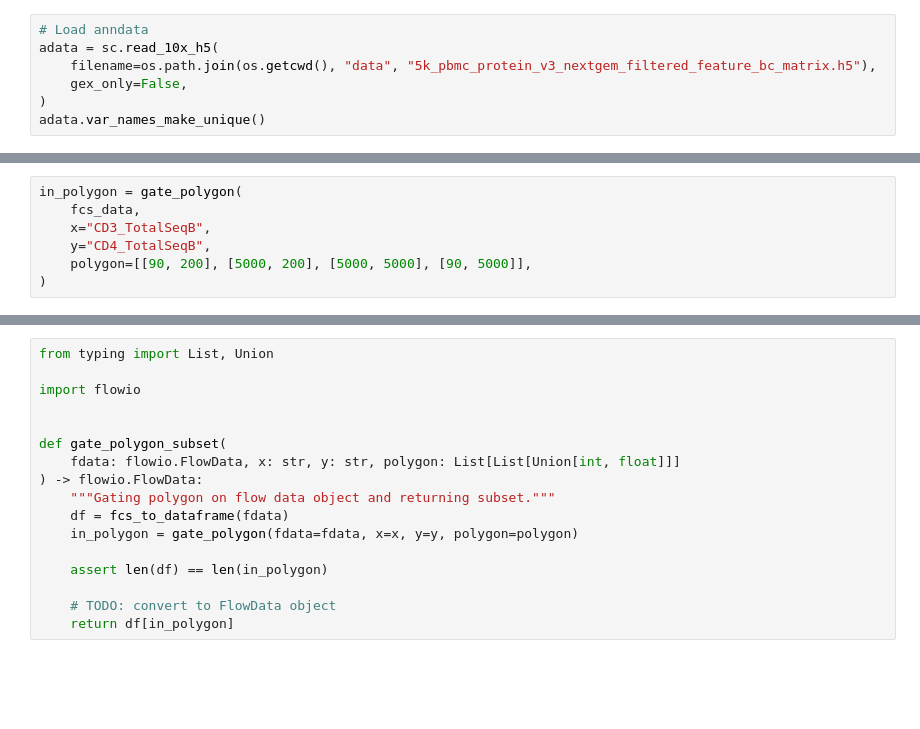
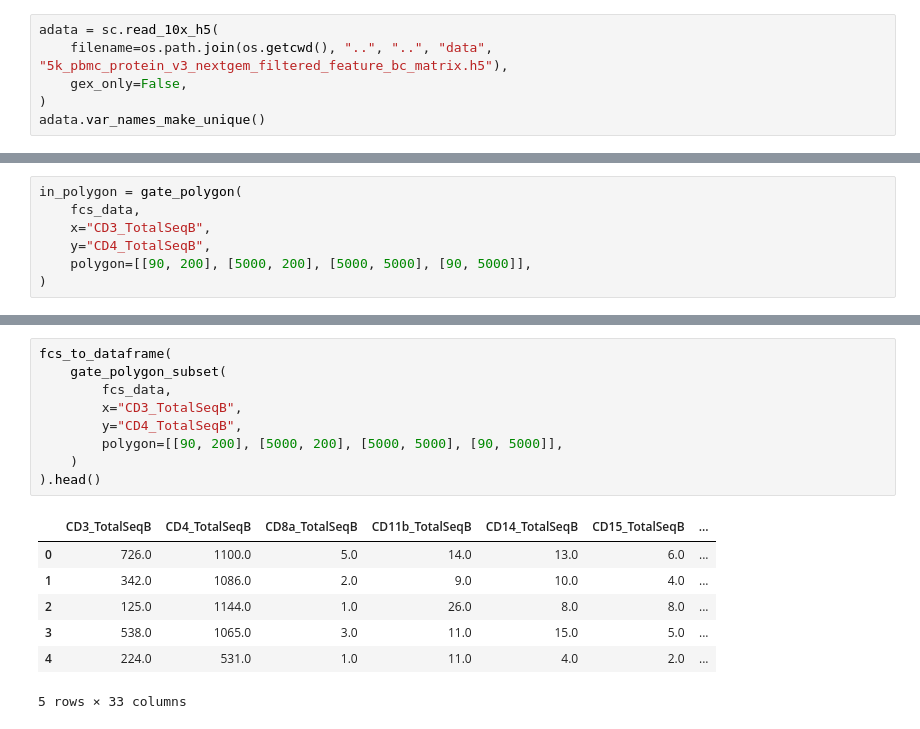
Before and after one commit to harryhaller001/anndata-fcs, a Jupyter notebook: docs/source/vignette.ipynb, the cells around one changed output, grey strips where cells are left out. Cells and saved outputs as stored; diff of their text form; blank space fills up the shorter version.

Commit message:
updating docs and vignette, adding anndata and flowdata support to scatter plot

```diff
--- a/docs/source/vignette.ipynb
+++ b/docs/source/vignette.ipynb
@@ -13,7 +13,6 @@ from anndata_fcs import (
 # %%
-# Load anndata
 adata = sc.read_10x_h5(
-    filename=os.path.join(os.getcwd(), "data", "5k_pbmc_protein_v3_nextgem_filtered_feature_bc_matrix.h5"),
+    filename=os.path.join(os.getcwd(), "..", "..", "data", "5k_pbmc_protein_v3_nextgem_filtered_feature_bc_matrix.h5"),
     gex_only=False,
 )
 adata.var_names_make_unique()
@@ -71,21 +73,21 @@ fig, ax = scatter(
 )
 # %% [output]
 [figure]
-# %%
-from typing import List, Union
-
-import flowio
-
-
-def gate_polygon_subset(
-    fdata: flowio.FlowData, x: str, y: str, polygon: List[List[Union[int, float]]]
-) -> flowio.FlowData:
-    """Gating polygon on flow data object and returning subset."""
-    df = fcs_to_dataframe(fdata)
-    in_polygon = gate_polygon(fdata=fdata, x=x, y=y, polygon=polygon)
-
-    assert len(df) == len(in_polygon)
-
-    # TODO: convert to FlowData object
-    return df[in_polygon]
+# %%
+fcs_to_dataframe(
+    gate_polygon_subset(
+        fcs_data,
+        x="CD3_TotalSeqB",
+        y="CD4_TotalSeqB",
+        polygon=[[90, 200], [5000, 200], [5000, 5000], [90, 5000]],
+    )
+).head()
+# %% [output]
+|  | CD3_TotalSeqB | CD4_TotalSeqB | CD8a_TotalSeqB | CD11b_TotalSeqB | CD14_TotalSeqB | CD15_TotalSeqB | ... |
+| 0 | 726.0 | 1100.0 | 5.0 | 14.0 | 13.0 | 6.0 | ... |
+| 1 | 342.0 | 1086.0 | 2.0 | 9.0 | 10.0 | 4.0 | ... |
+| 2 | 125.0 | 1144.0 | 1.0 | 26.0 | 8.0 | 8.0 | ... |
+| 3 | 538.0 | 1065.0 | 3.0 | 11.0 | 15.0 | 5.0 | ... |
+| 4 | 224.0 | 531.0 | 1.0 | 11.0 | 4.0 | 2.0 | ... |
+5 rows × 33 columns
 # %%
```
Also changed, not shown: parts of 13 cells of this notebook, 8 other files.
